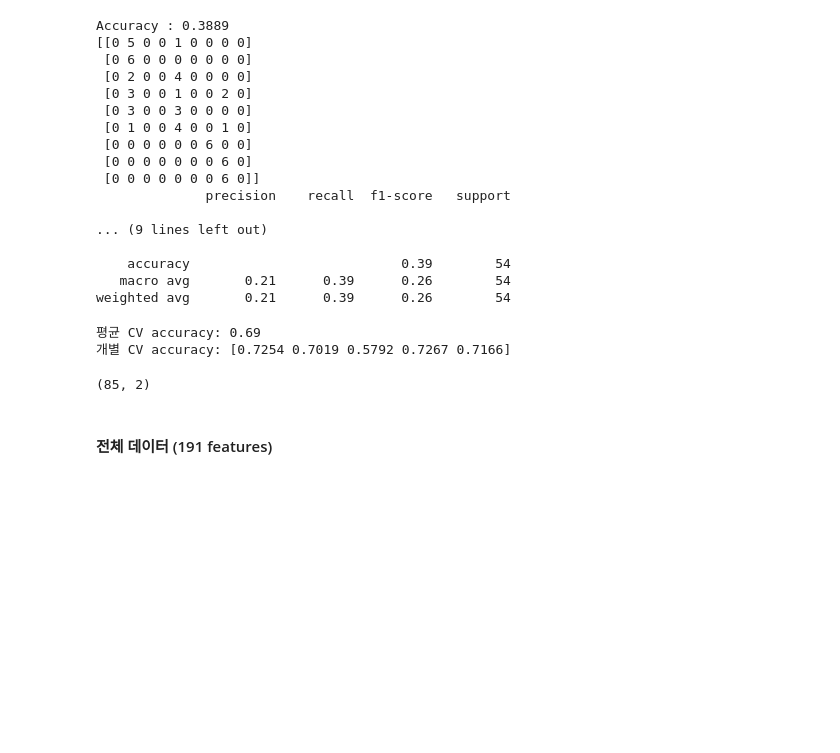
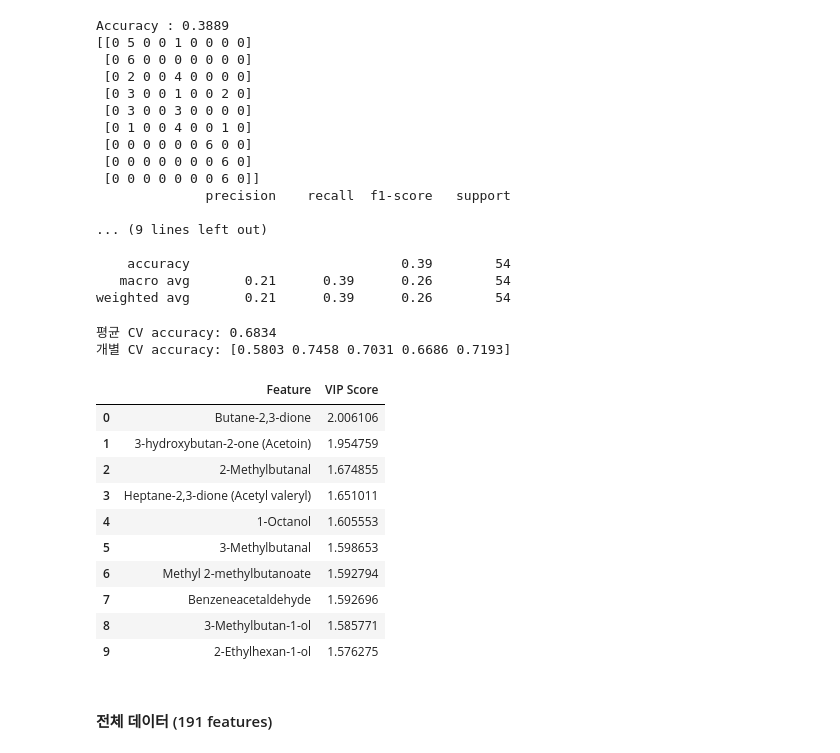
Before and after one commit to cosmos17/2025_STLab, a Jupyter notebook: Flavor/01_Volatile.ipynb, the cells around one changed output. Drawn from its saved outputs; the diff is of its cells as text; code cells hidden in the pictures; blank space fills up the shorter version.

```diff
--- a/Flavor/01_Volatile.ipynb
+++ b/Flavor/01_Volatile.ipynb
@@ -377,7 +376,7 @@ def plsda_result(y_test, y_pred):
     print(classification_report(y_test, y_pred))
 # %%
 # PLS 모델로부터 VIP 점수를 계산하는 함수 정의
-def calculate_vip(pls_model):
+def calculate_vip(pls_model, is_binary_class):
     T = pls_model.x_scores_      # X score 행렬 (샘플별 컴포넌트), 샘플 수 x 컴포넌트 수
     W = pls_model.x_weights_     # X weight 행렬 (X의 feature가 컴포넌트를 만드는데 기여한 정도) 특성 수 x 컴포넌트 수
     Q = pls_model.y_loadings_    # Y 로딩 행렬 (컴포넌트가 Y를 설명하는데 얼마나 기여하는가) Y 변수 수 x 컴포넌트 수
@@ -385,7 +384,15 @@ def calculate_vip(pls_model):
     p, h = W.shape                # p: X feature 수, h: 컴포넌트 수
 
     # 컴포넌트별 설명된 분산(SS)을 계산
-    SS = np.sum((T ** 2) @ (Q.T ** 2), axis=0)
+    if is_binary_class:
+        # 이진 분류 이하
+        SS = np.sum((T ** 2) @ (Q.T ** 2), axis=0)
+    else:
+        # 다중 분류, 계산 방식은 행렬곱과 원소곱의 차이
+        SS = np.zeros(h)
+        for component_idx in range(h):
+            for class_idx in range(Q.shape[0]):
+                SS[component_idx] += np.sum((T[:, component_idx] ** 2) * (Q[class_idx, component_idx] ** 2))
 
     vip_scores = np.zeros(p)     # VIP 점수 저장 배열 초기화
     for i in range(p):           # 각 특성에 대해 반복
@@ -393,3 +400,14 @@ def calculate_vip(pls_model):
         vip_scores[i] = np.sqrt(p * np.sum(SS * weight) / np.sum(SS))                 # VIP 점수 계산
 
     return vip_scores
+
+def pls_vip_df(vip_score, columns, imp=1.0):
+    vip_df = pd.DataFrame({
+        'Feature': columns,
+        'VIP Score': vip_score
+    })
+
+    # 중요한 피처 선택 (VIP Score >= 1.0)
+    vip_df = vip_df.loc[vip_df['VIP Score'] >= imp].sort_values(by='VIP Score', ascending=False, ignore_index=True)
+
+    return vip_df
@@ -450,6 +428,6 @@ vip_df.loc[vip_df['VIP Score'] >= 0.9]
 # %%
 # pls_model, y_pred, y_test_am = my_PLS_DA(*my_preprocessing(tdata2, 'days'))
-x_train, x_test, y_train, y_test, x1, y1, = my_preprocessing(data_pls1, 'days')
+x_train, x_test, y_train, y_test, x1, y1 = my_preprocessing(data_pls1, 'days')
 pls_model1, y_pred, y_test_am = my_PLS_DA(x_train, x_test, y_train, y_test)
 # %%
 plsda_result(y_test_am, y_pred)
@@ -477,12 +455,23 @@ scores = cross_val_score(pls_model1, x1, y1.values.argmax(axis=1), cv=cv)
 print("평균 CV accuracy:", np.round(np.mean(scores), 4))
 print("개별 CV accuracy:", np.round(scores, 4))
 # %% [output]
-평균 CV accuracy: 0.69
-개별 CV accuracy: [0.7254 0.7019 0.5792 0.7267 0.7166]
+평균 CV accuracy: 0.6834
+개별 CV accuracy: [0.5803 0.7458 0.7031 0.6686 0.7193]
-# %%
-pls_model1.x_weights_.shape
-# %% [output]
-(85, 2)
+# %%
+pls_vip1 = pls_vip_df(calculate_vip(pls_model1, is_binary_class=False), x1.columns)
+pls_vip1.head(10)
+# %% [output]
+|  | Feature | VIP Score |
+| 0 | Butane-2,3-dione | 2.006106 |
+| 1 | 3-hydroxybutan-2-one (Acetoin) | 1.954759 |
+| 2 | 2-Methylbutanal | 1.674855 |
+| 3 | Heptane-2,3-dione (Acetyl valeryl) | 1.651011 |
+| 4 | 1-Octanol | 1.605553 |
+| 5 | 3-Methylbutanal | 1.598653 |
+| 6 | Methyl 2-methylbutanoate | 1.592794 |
+| 7 | Benzeneacetaldehyde | 1.592696 |
+| 8 | 3-Methylbutan-1-ol | 1.585771 |
+| 9 | 2-Ethylhexan-1-ol | 1.576275 |
 # %% [markdown]
 #### 전체 데이터 (191 features)
 # %%
```
Also changed, not shown: parts of 14 cells of this notebook, 2 other files.
